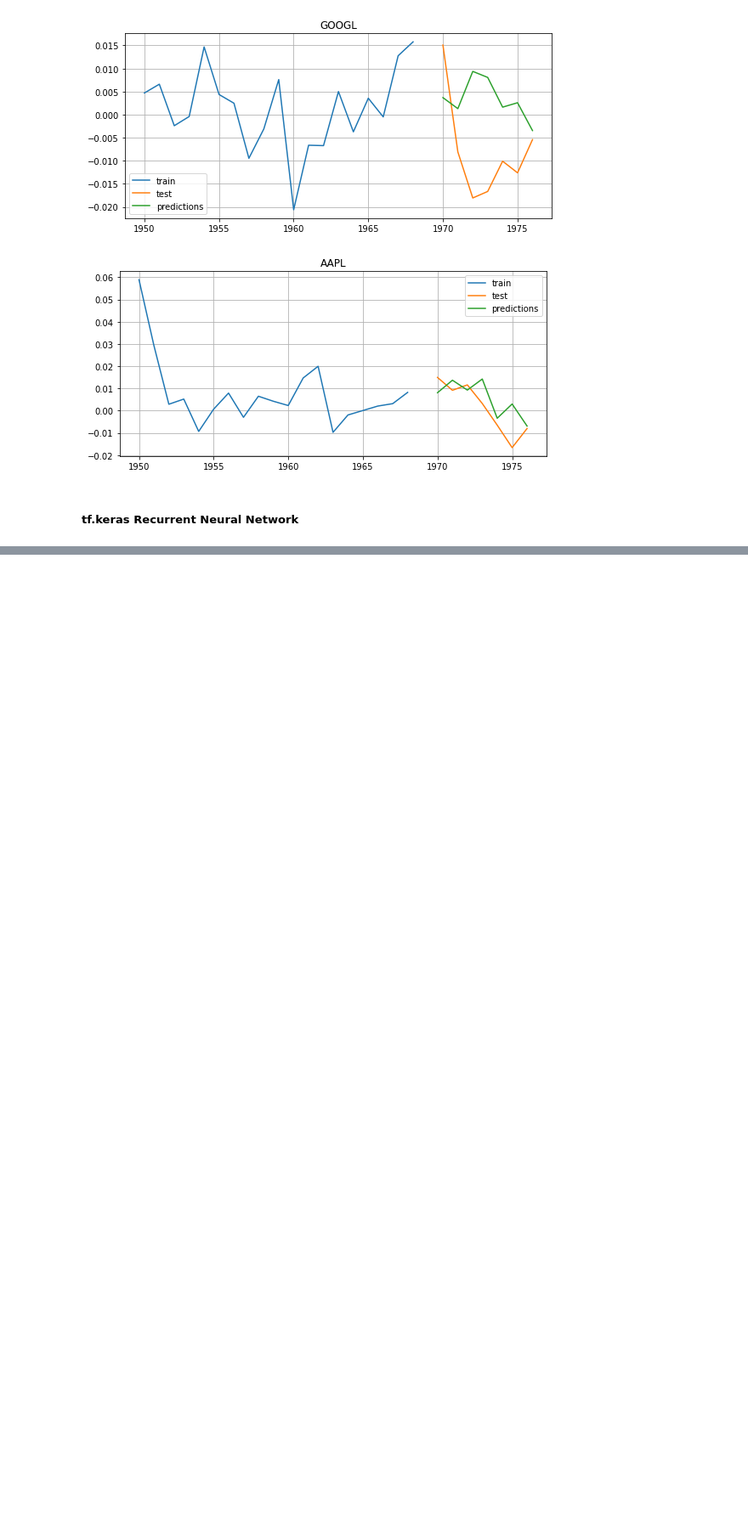
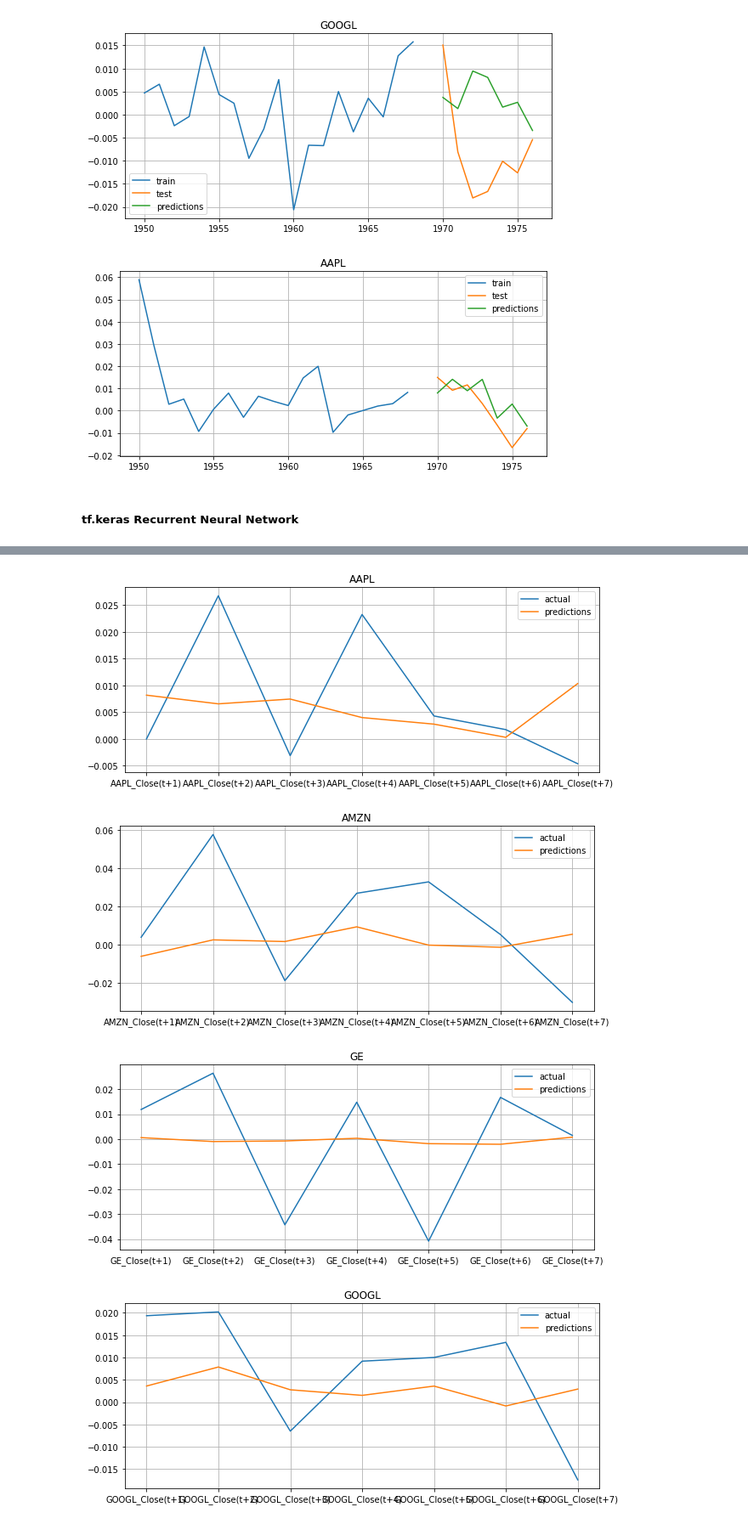
Before and after one commit to nikovacs/ML_Final_Project, a Jupyter notebook: stock_price_predictions.ipynb, the cells around one changed output, grey strips where cells are left out. Shown at 85% size. Saved outputs shown, nothing was run; the diff lists cells and outputs as text; code cells hidden in the pictures; blank space fills up the shorter version.

```diff
--- a/stock_price_predictions.ipynb
+++ b/stock_price_predictions.ipynb
@@ -457,0 +733,2 @@ for prefix in forecaster.prefixes_:
+# %%
+search.fit(X_train, Y_train, validation_data=(X_valid, Y_valid), callbacks=callbacks, epochs=10)
@@ -457,0 +777,5 @@ for prefix in forecaster.prefixes_:
+# %%
+# load best_model.h5
+best_model = keras.models.load_model("./best_model.h5")
+# %%
+history = best_model.fit(X_train, Y_train, validation_data=(X_valid, Y_valid), epochs=300, callbacks=callbacks)
@@ -457,0 +815,17 @@ for prefix in forecaster.prefixes_:
+# %%
+preds = best_model.predict(X_test)
+# %%
+prefixes_in_order = list(dict.fromkeys([x.split("_")[0] for x in Y_test.columns]))
+for i, j in enumerate(range(0, len(prefixes_in_order) * 7, 7)):
+    fig, ax = plt.subplots(figsize=(10, 4))
+    Y_test.filter(like=prefixes_in_order[i]).iloc[-1].plot(ax=ax, label='actual')
+    preds_temp = pd.DataFrame(preds[:,j:j+7]).iloc[-1]
+    preds_temp.plot(ax=ax, label='predictions')
+    plt.title(f"{prefixes_in_order[i]}")
+    ax.grid()
+    ax.legend();
+# %% [output]
+[figure, added]
+[figure, added]
+[figure, added]
+[figure, added]
```
Also changed, not shown: parts of 41 cells of this notebook.
